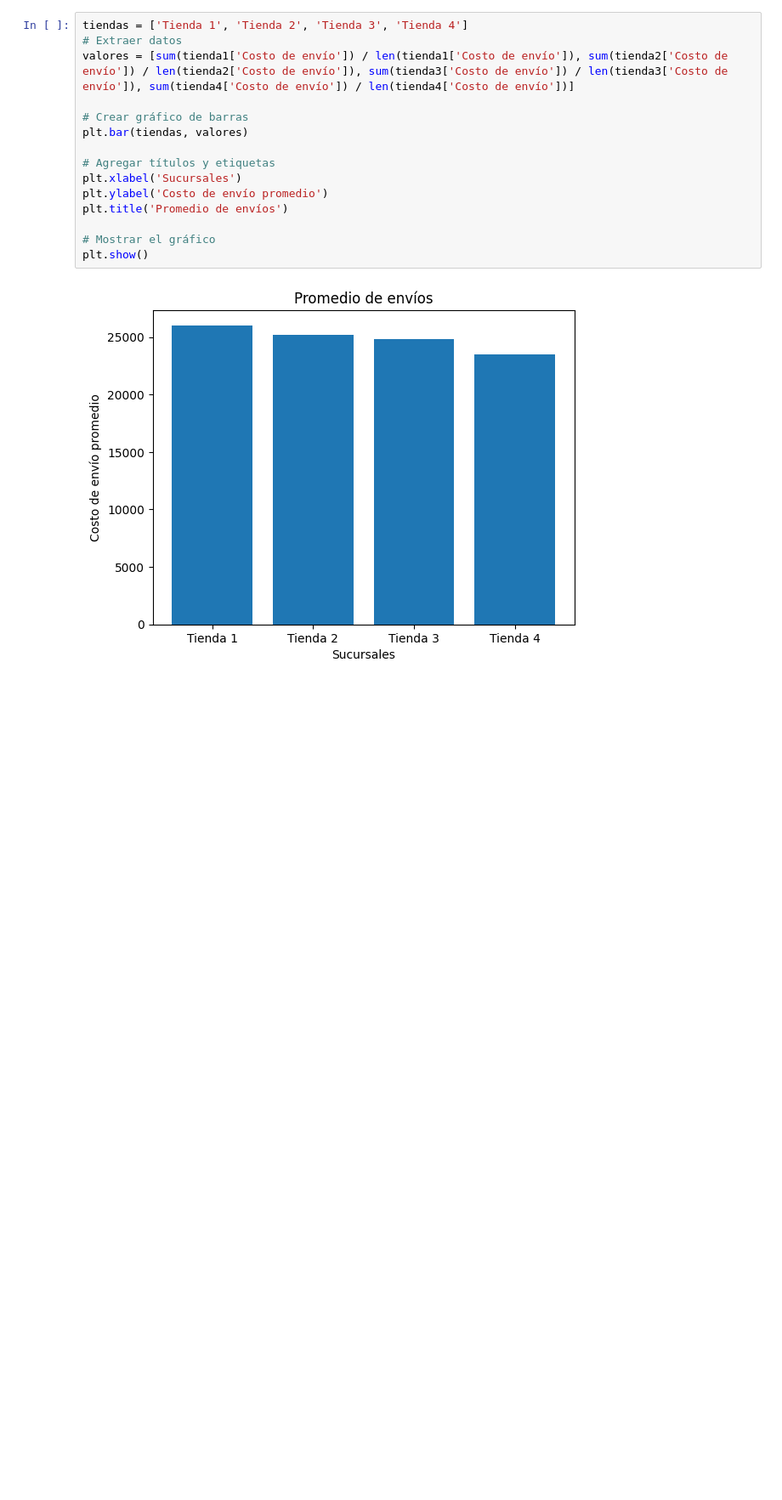
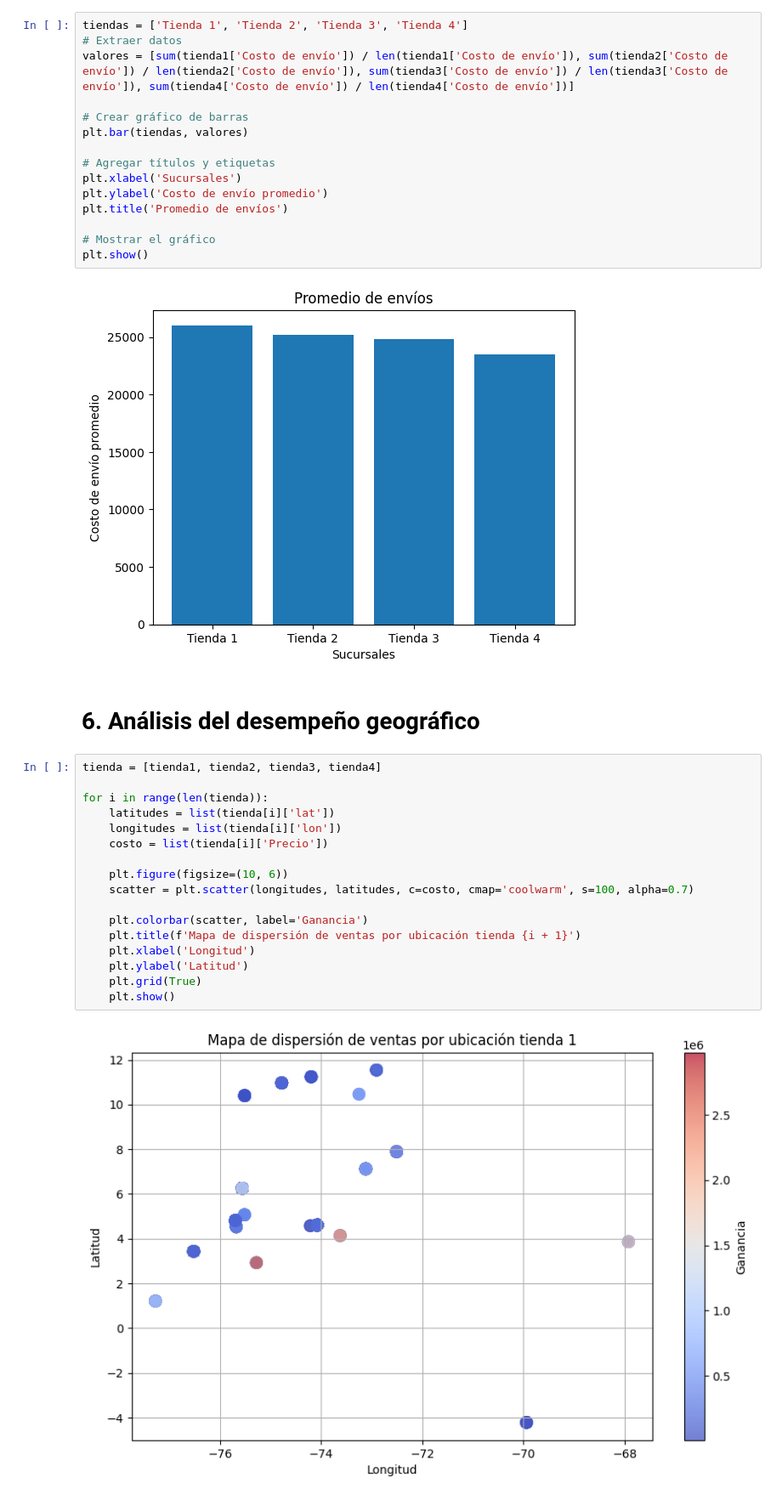
Before and after one commit to ChrispoMichigan/Data-Sciencie, a Jupyter notebook: AluraStoreLatam.ipynb, the cells around one changed output. Shown at 85% size. Drawn from its saved outputs; the diff is of its cells as text; blank space fills up the shorter version.

Commit message:
Análisis del desempeño geográfico

```diff
--- a/AluraStoreLatam.ipynb
+++ b/AluraStoreLatam.ipynb
@@ -190,3 +190,24 @@ plt.title('Promedio de envíos')
 plt.show()
 # %% [output]
 [figure]
+# %% [markdown]
+# 6. Análisis del desempeño geográfico
+# %%
+tienda = [tienda1, tienda2, tienda3, tienda4]
+
+for i in range(len(tienda)):
+    latitudes = list(tienda[i]['lat'])
+    longitudes = list(tienda[i]['lon'])
+    costo = list(tienda[i]['Precio'])
+
+    plt.figure(figsize=(10, 6))
+    scatter = plt.scatter(longitudes, latitudes, c=costo, cmap='coolwarm', s=100, alpha=0.7)
+
+    plt.colorbar(scatter, label='Ganancia')
+    plt.title(f'Mapa de dispersión de ventas por ubicación tienda {i + 1}')
+    plt.xlabel('Longitud')
+    plt.ylabel('Latitud')
+    plt.grid(True)
+    plt.show()
+# %% [output]
+[figure, added]
```
Also changed, not shown: parts of 2 cells of this notebook.
